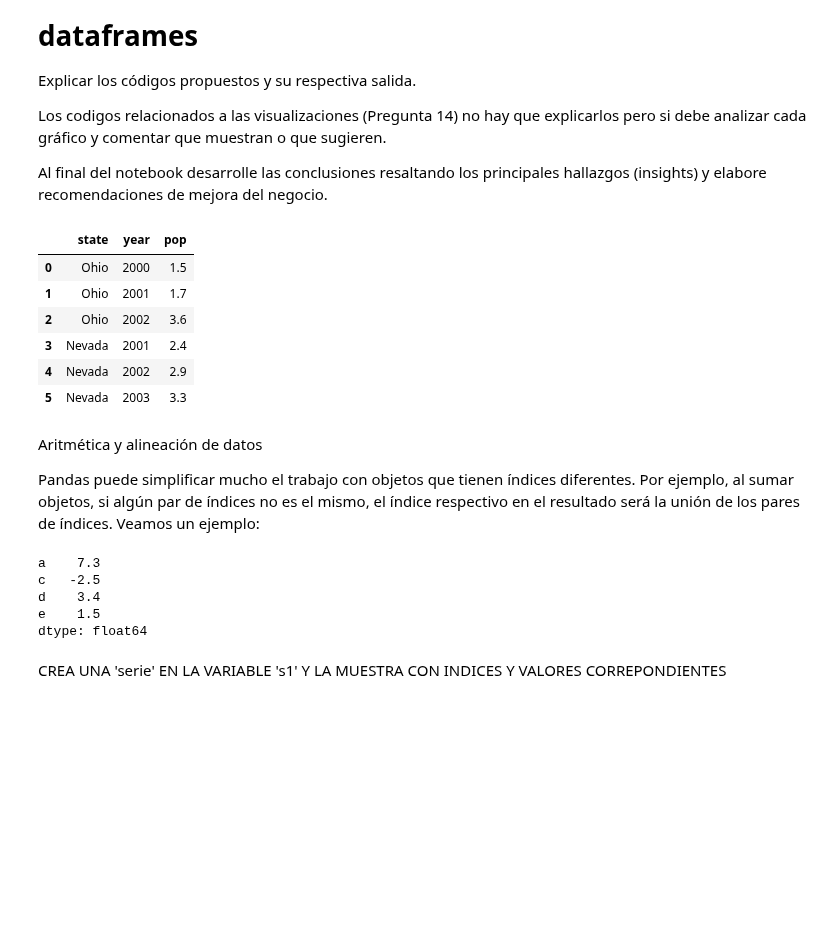
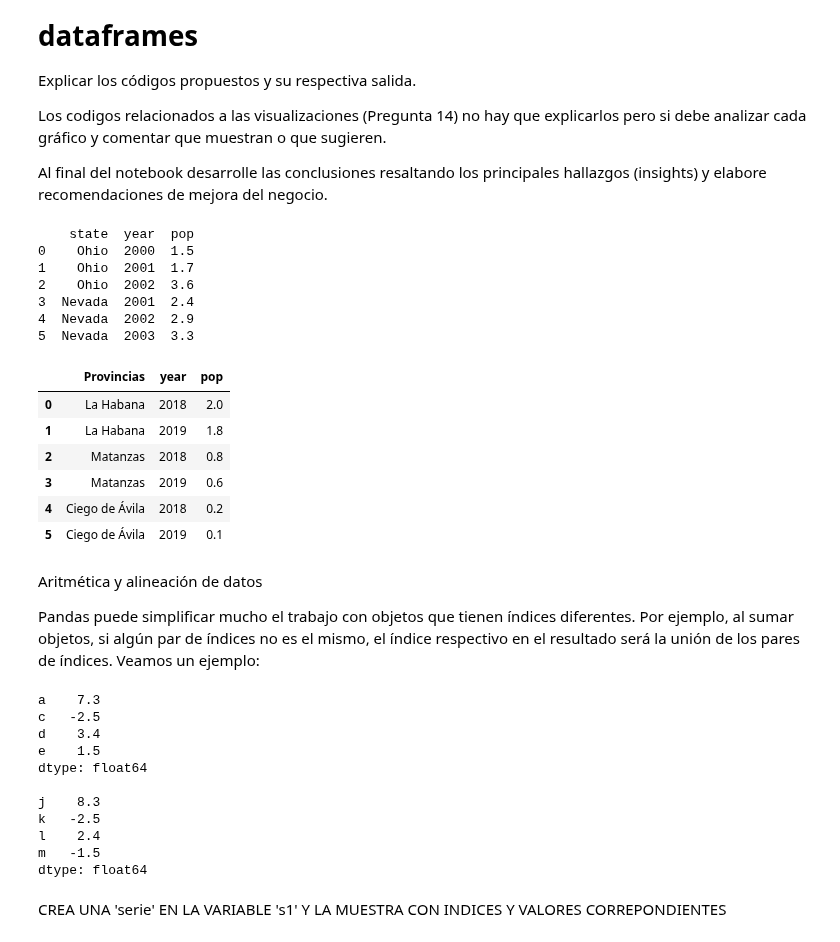
Before and after one commit to mizos0512/RPython, a Jupyter notebook: Notebooks/Clases/P36-Op_Aritmeticas_1.ipynb, the cells around one changed output. Cells and saved outputs as stored; diff of their text form; code cells hidden in the pictures; blank space fills up the shorter version.

```diff
--- a/Notebooks/Clases/P36-Op_Aritmeticas_1.ipynb
+++ b/Notebooks/Clases/P36-Op_Aritmeticas_1.ipynb
@@ -9,26 +9,44 @@ Al final del notebook desarrolle las conclusiones resaltando los principales hal
 # %%
 import numpy as np
 import pandas as pd
 
 data = {"state": ["Ohio", "Ohio", "Ohio", "Nevada", "Nevada", "Nevada"],
  "year": [2000, 2001, 2002, 2001, 2002, 2003],
  "pop": [1.5, 1.7, 3.6, 2.4, 2.9, 3.3]}
 
+De_Cuba = {"Provincias": ["La Habana", "La Habana", "Matanzas", "Matanzas", "Ciego de Ávila", "Ciego de Ávila"],
+ "year": [2018, 2019, 2018, 2019, 2018, 2019],
+ "pop": [2.0, 1.8, 0.8, 0.6, 0.2, 0.1]}
+
 frame = pd.DataFrame(data)
+frame_Cuba=pd.DataFrame(De_Cuba)
 
 frame2 = pd.DataFrame(data, columns=["year", "state", "pop", "debt"])
 
 populations = {"Ohio": {2000: 1.5, 2001: 1.7, 2002: 3.6}, "Nevada": {2001: 2.4, 2002: 2.9}}
+poblacion = {"La Habana": {2018: 2.0, 2019: 1.8}, "Matanzas": {2018: 0.8, 2019:0.6}, "Ciego de Ávila" :{2018:0.2, 2019:0.1}}
+
 frame3 = pd.DataFrame(populations)
-frame
+frame_Cuba1 = pd.DataFrame(poblacion)
+
+print(frame)
+print()
+frame_Cuba
 # %% [output]
+    state  year  pop
+0    Ohio  2000  1.5
+1    Ohio  2001  1.7
+2    Ohio  2002  3.6
+3  Nevada  2001  2.4
+4  Nevada  2002  2.9
+5  Nevada  2003  3.3
-|  | state | year | pop |
-| 0 | Ohio | 2000 | 1.5 |
-| 1 | Ohio | 2001 | 1.7 |
-| 2 | Ohio | 2002 | 3.6 |
-| 3 | Nevada | 2001 | 2.4 |
-| 4 | Nevada | 2002 | 2.9 |
-| 5 | Nevada | 2003 | 3.3 |
+|  | Provincias | year | pop |
+| 0 | La Habana | 2018 | 2.0 |
+| 1 | La Habana | 2019 | 1.8 |
+| 2 | Matanzas | 2018 | 0.8 |
+| 3 | Matanzas | 2019 | 0.6 |
+| 4 | Ciego de Ávila | 2018 | 0.2 |
+| 5 | Ciego de Ávila | 2019 | 0.1 |
 # %% [markdown]
 Aritmética y alineación de datos
 
@@ -36,13 +54,22 @@ Pandas puede simplificar mucho el trabajo con objetos que tienen índices difere
 resultado será la unión de los pares de índices. Veamos un ejemplo:
 # %%
 s1 = pd.Series([7.3, -2.5, 3.4, 1.5], index=["a", "c", "d", "e"])
-s1
+print(s1)
+print()
+s2 = pd.Series([8.3, -2.5, 2.4, -1.5], index=["j", "k", "l", "m"])
+print(s2)
 # %% [output]
 a    7.3
 c   -2.5
 d    3.4
 e    1.5
 dtype: float64
+
+j    8.3
+k   -2.5
+l    2.4
+m   -1.5
+dtype: float64
 # %% [markdown]
 CREA UNA 'serie' EN LA VARIABLE 's1' Y LA MUESTRA CON INDICES Y VALORES CORREPONDIENTES
 # %%
```
Also changed, not shown: parts of 27 cells of this notebook, 13 other files.
